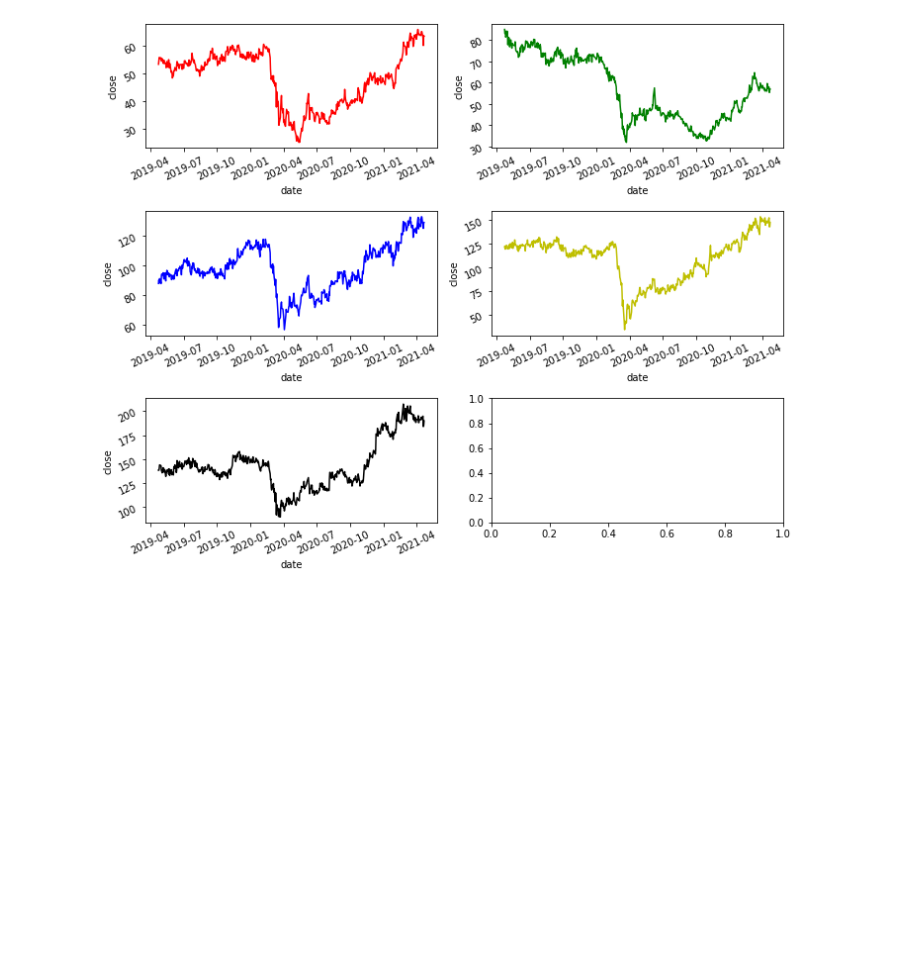
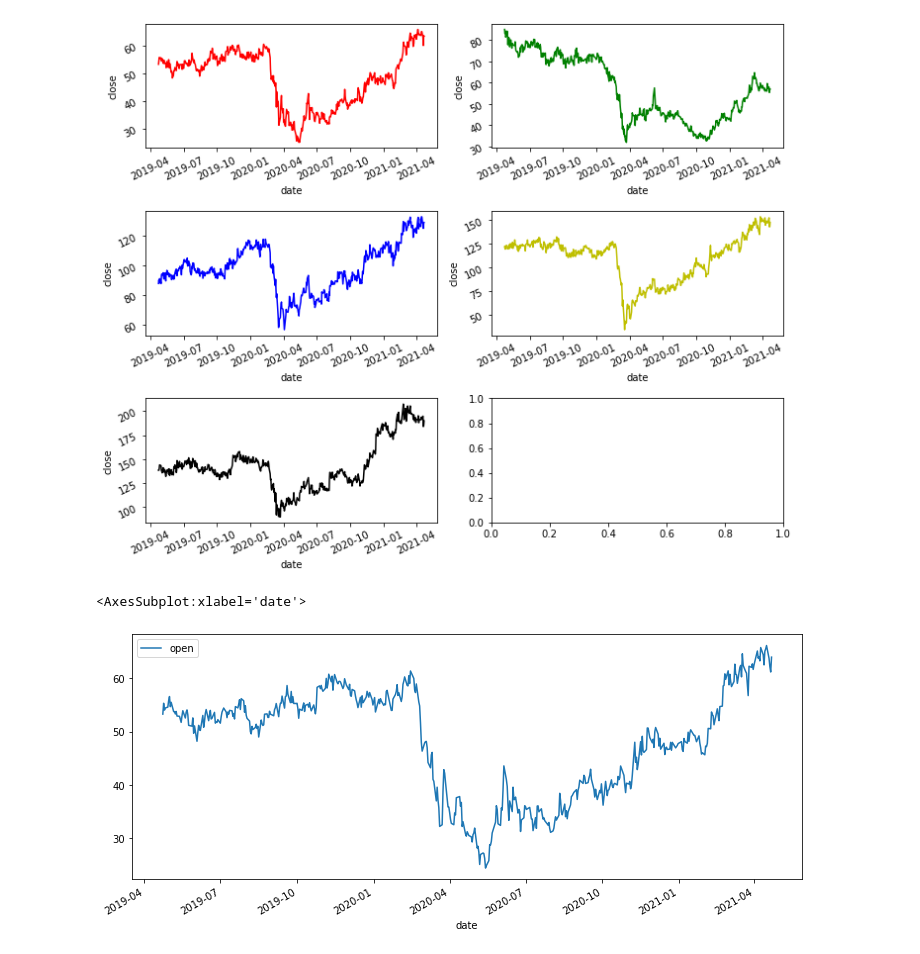
Before and after one commit to SharonBond/homework, a Jupyter notebook: github_IEX_API_project.ipynb, the cells around one changed output. Cells and saved outputs as stored; diff of their text form; code cells hidden in the pictures; blank space fills up the shorter version.

Commit message:
updates with 3 useable graphs

```diff
--- a/github_IEX_API_project.ipynb
+++ b/github_IEX_API_project.ipynb
@@ -184,3 +209,10 @@ fig.tight_layout(pad = 1.2)
 [figure]
 # %%
 #what percentage did it  drop from Jan to March and then  increase March to March
+# %%
+#NOT PLANNING ON USING
+
+LUV_df['open'].plot(legend=True,figsize=(12,5))
+# %% [output]
+<AxesSubplot:xlabel='date'>
+[figure, added]
```
Also changed, not shown: parts of 9 cells of this notebook.
